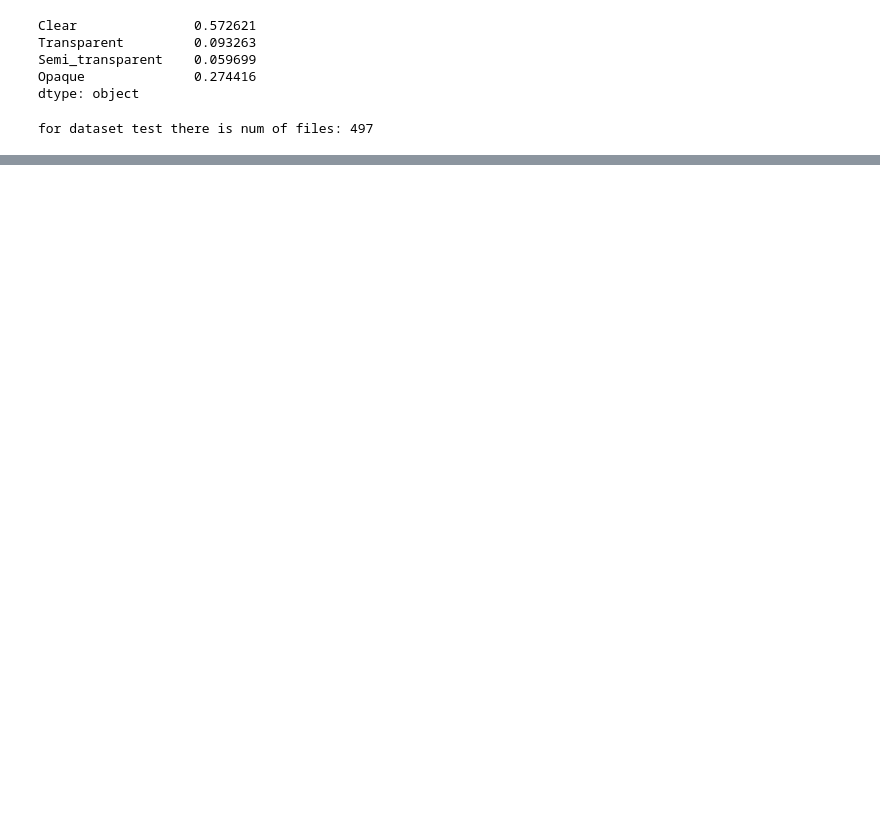
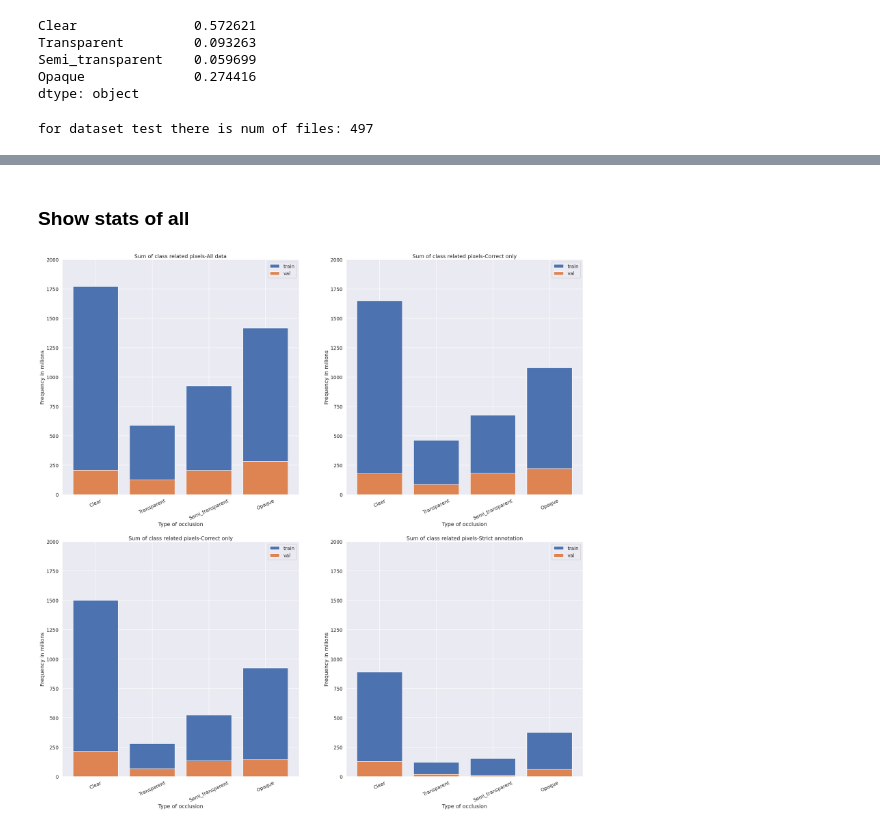
Before and after one commit to filipberanek/woodscape_revision, a Jupyter notebook: helpers/data_selection.ipynb, the cells around one changed output, grey strips where cells are left out. Cells and saved outputs as stored; diff of their text form; code cells hidden in the pictures; blank space fills up the shorter version.

```diff
--- a/helpers/data_selection.ipynb
+++ b/helpers/data_selection.ipynb
@@ -436,3 +456,57 @@ Transparent         0.059798
 Semi_transparent    0.086964
 Opaque              0.233473
 dtype: object
+# %% [markdown]
+### Show stats of all
+# %%
+fig,axs = plt.subplots(2,2,figsize=(32,32))
+classes = ["Clear", "Transparent", "Semi_transparent", "Opaque"]
+# All data
+axs[0,0].bar(classes,
+        (train_all_stats[classes].sum().values)/1000000, label = "train")
+axs[0,0].bar(classes,
+        (val_all_stats[classes].sum().values)/1000000, label = "val")
+axs[0,0].set_xlabel("Type of occlusion")
+axs[0,0].set_ylabel("Frequency in milions" )
+axs[0,0].set_xticklabels(classes, rotation = 25)
+axs[0,0].set_title(f"Sum of class related pixels-All data")
+axs[0,0].set_ylim([0,2000])
+axs[0,0].legend()
+# Correct
+axs[0,1].bar(classes,
+        (train_correct_stats[classes].sum().values)/1000000, label = "train")
+axs[0,1].bar(classes,
+        (val_correct_stats[classes].sum().values)/1000000, label = "val")
+axs[0,1].set_xlabel("Type of occlusion")
+axs[0,1].set_ylabel("Frequency in milions" )
+axs[0,1].set_xticklabels(classes, rotation = 25)
+axs[0,1].set_title(f"Sum of class related pixels-Correct only")
+axs[0,1].set_ylim([0,2000])
+axs[0,1].legend()
+# Clear
+axs[1,0].bar(classes,
+        (train_clear_stats[classes].sum().values)/1000000, label = "train")
+axs[1,0].bar(classes,
+        (val_clear_stats[classes].sum().values)/1000000, label = "val")
+axs[1,0].set_xlabel("Type of occlusion")
+axs[1,0].set_ylabel("Frequency in milions" )
+axs[1,0].set_xticklabels(classes, rotation = 25)
+axs[1,0].set_title(f"Sum of class related pixels-Correct only")
+axs[1,0].set_ylim([0,2000])
+axs[1,0].legend()
+# Strict annotation
+axs[1,1].bar(classes,
+        (train_strict_stats[classes].sum().values)/1000000, label = "train")
+axs[1,1].bar(classes,
+        (val_strict_stats[classes].sum().values)/1000000, label = "val")
+axs[1,1].set_xlabel("Type of occlusion")
+axs[1,1].set_ylabel("Frequency in milions" )
+axs[1,1].set_xticklabels(classes, rotation = 25)
+axs[1,1].set_title(f"Sum of class related pixels-Strict annotation")
+axs[1,1].set_ylim([0,2000])
+axs[1,1].legend()
+
+plt.legend()
+plt.show()
+# %% [output]
+[figure, added]
```
Also changed, not shown: parts of 10 cells of this notebook, 10 other files.
